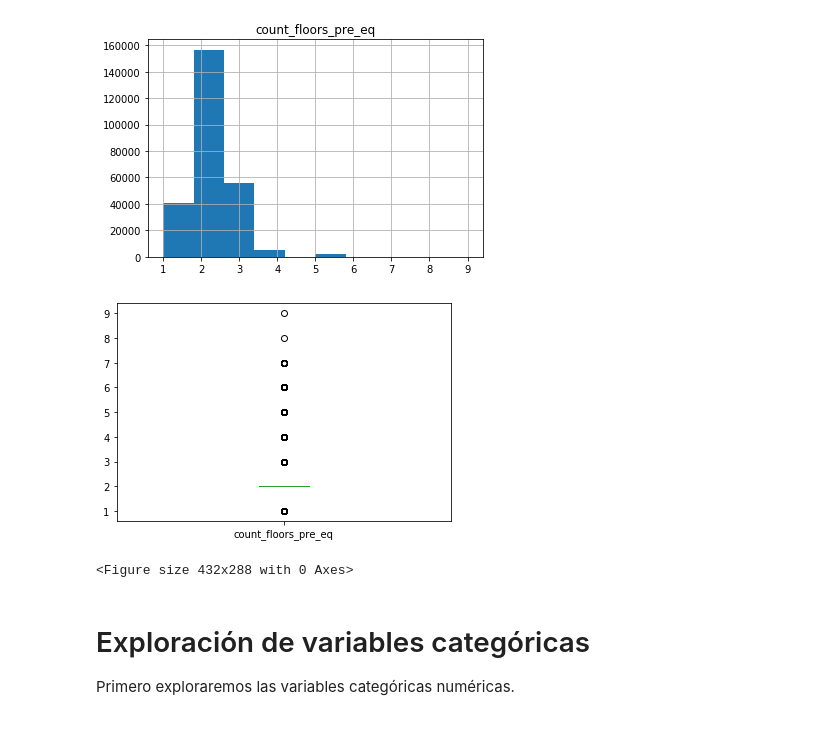
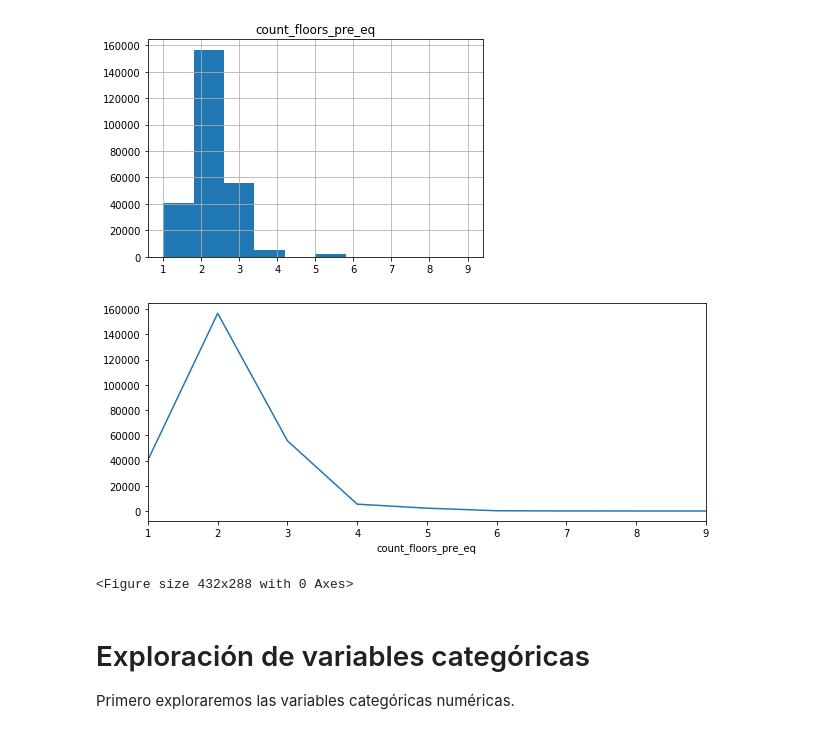
Before and after one commit to Thabby07/richter-predictor, a Jupyter notebook: TFM_Exploración_del_dataset.ipynb, the cells around one changed output. Cells and saved outputs as stored; diff of their text form; code cells hidden in the pictures.

```diff
--- a/TFM_Exploración_del_dataset.ipynb
+++ b/TFM_Exploración_del_dataset.ipynb
@@ -205,16 +205,15 @@ for col in discrete_variables:
   hist = train.hist(bins=10, column=col)
 # %% [output]
 [figure]
-# %%
-# TODO Encontrar una mejor forma de plasmar esta variable.
-for col in discrete_variables:
-  fig = plt.figure()
-  train.boxplot(column=col, grid=False)
-  plt.show()
-  plt.clf()
-# %% [output]
-[figure, removed]
-<Figure size 432x288 with 0 Axes>
+# %%
+for col in discrete_variables:
+  fig, ax = plt.subplots(figsize=(10,4))
+  train.groupby([col]).count()['damage_grade'].plot(ax=ax)
+  plt.show()
+  plt.clf()
+# %% [output]
+[figure, added]
+<Figure size 432x288 with 0 Axes>
 # %% [markdown]
 # Exploración de variables categóricas
 
```
